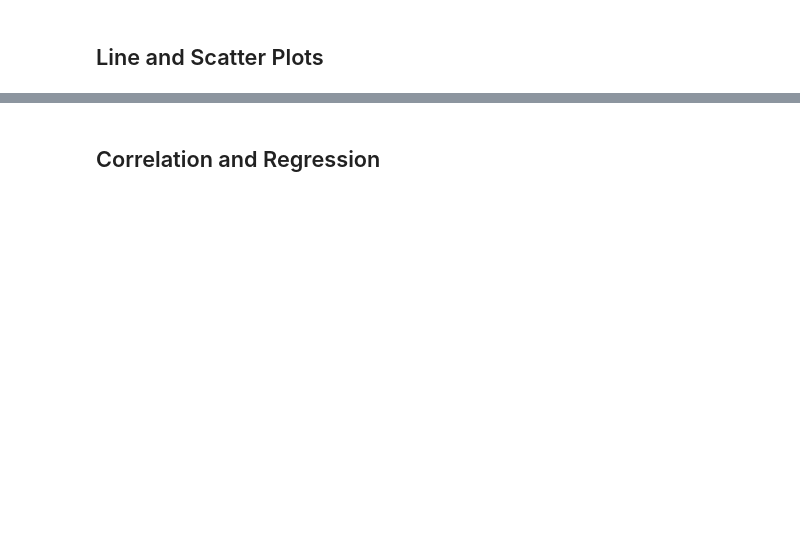
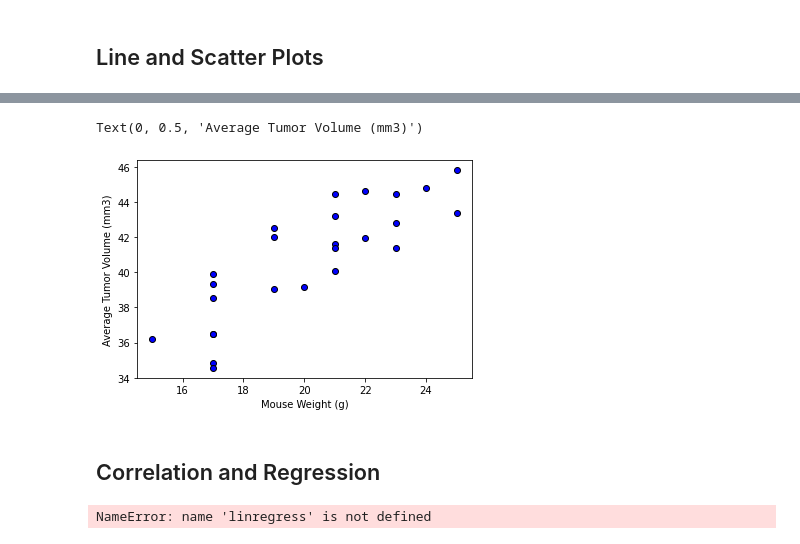
Before and after one commit to crisbusa92/matplotlib-challenge, a Jupyter notebook: Pymaceuticals/pymaceuticals_starter.ipynb, the cells around one changed output, grey strips where cells are left out. Drawn from its saved outputs; the diff is of its cells as text; code cells hidden in the pictures; blank space fills up the shorter version.

```diff
--- a/Pymaceuticals/pymaceuticals_starter.ipynb
+++ b/Pymaceuticals/pymaceuticals_starter.ipynb
@@ -174,2 +231,12 @@ plt.pie(gender)
+# %%
+# Generate a scatter plot of mouse weight versus average tumor volume for the Capomulin regimen
+mouse_weight = cap['Weight (g)'].groupby(data['Mouse ID']).mean()
+avg_tumor = cap['Tumor Volume (mm3)'].groupby(data['Mouse ID']).mean()
+plt.scatter(mouse_weight, avg_tumor, marker="o", facecolors="blue", edgecolors="black")
+plt.xlabel("Mouse Weight (g)")
+plt.ylabel("Average Tumor Volume (mm3)")
+# %% [output]
+Text(0, 0.5, 'Average Tumor Volume (mm3)')
+[figure, added]
 # %% [markdown]
 ## Correlation and Regression
@@ -178,0 +243,18 @@ plt.pie(gender)
+# %%
+# Calculate the correlation coefficient and linear regression model
+# for mouse weight and average tumor volume for the Capomulin regimen
+
+x_values = mouse_weight
+y_values = avg_tumor
+(slope, intercept, rvalue, pvalue, stderr) = linregress(x_values, y_values)
+regress_values = x_values * slope + intercept
+line_eq = "y = " + str(round(slope,2)) + "x + " + str(round(intercept,2))
+plt.scatter(x_values,y_values)
+plt.plot(x_values,regress_values,"r-")
+plt.annotate(line_eq,(20,38),fontsize=15,color="red")
+plt.xlabel("Mouse Weight (g)")
+plt.ylabel("Average Tumor Volume (mm3)")
+print(f"The r-squared is: {rvalue**2}")
+plt.show()
+# %% [output]
+NameError: name 'linregress' is not defined
```
Also changed, not shown: parts of 12 cells of this notebook.
